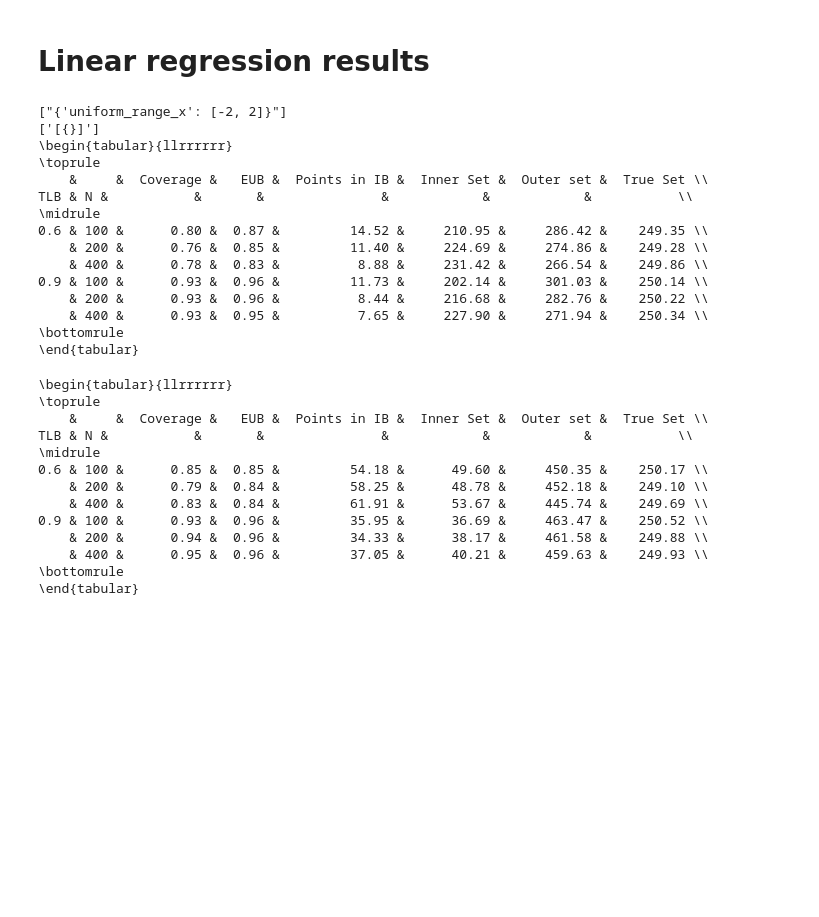
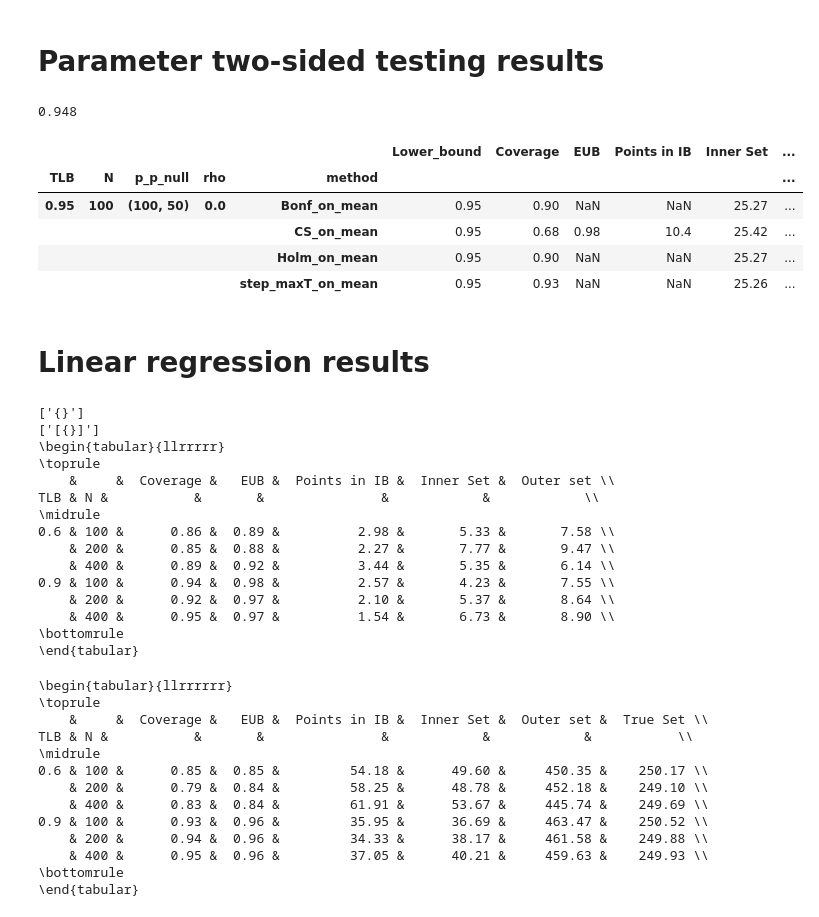
Before and after one commit to junting-ren/model_uncertainty_using_feature_confidence_set, a Jupyter notebook: notebooks/clean_sim.ipynb, the cells around one changed output. Saved outputs shown, nothing was run; the diff lists cells and outputs as text; code cells hidden in the pictures; blank space fills up the shorter version.

Commit message:
Update clean_sim.ipynb
Added clean up for the testing

```diff
--- a/notebooks/clean_sim.ipynb
+++ b/notebooks/clean_sim.ipynb
@@ -5,38 +5,68 @@ import pandas as pd
 import numpy as np
 import matplotlib.pyplot as plt
 #from plotnine import *
+# %% [markdown]
+# Parameter two-sided testing results
+# %%
+sim_result = pd.read_csv('../functions/testing_sim_26042023.csv')
+#sim_result.contain_scb[]
+np.mean(sim_result.contain_scb[sim_result.method == 'CS_on_mean'])
+#sim_result.contain_scb[sim_result.method == 'CS_on_mean']
+# %% [output]
+0.948
+# %%
+sim_result = pd.read_csv('../functions/testing_sim_26042023.csv')
+sim_result = sim_result[['method', 'L','N', 'p_p_null', 'rho', 'Lower_bound', 'contain', 'contain_scb','Upper_bound', 'points_in_e1', 'inner_points_num','outer_points_num']]
+#sim_result_sub = sim_result[sim_result.p==3][sim_result.N!=800][sim_result.on_y==0]
+sim_result_sub = sim_result[sim_result.N!=10]
+t = sim_result_sub.rename(columns = {'L':'TLB',
+                                  'contain':'Coverage',
+                                  'Upper_bound':'EUB',
+                                  'points_in_e1':'Points in IB',
+                                  'inner_points_num':'Inner Set',
+                                  'true_set_points_num':'True Set',
+                                  'outer_points_num':'Outer set'
+                  }).groupby(['TLB','N', 'p_p_null', 'rho', 'method']).mean().round(2)
+t
+#print(t.to_latex())
+# %% [output]
+|  |  |  |  |  | Lower_bound | Coverage | EUB | Points in IB | Inner Set | ... |
+| TLB | N | p_p_null | rho | method |  |  |  |  |  | ... |
+| 0.95 | 100 | (100, 50) | 0.0 | Bonf_on_mean | 0.95 | 0.90 | NaN | NaN | 25.27 | ... |
+|  |  |  |  | CS_on_mean | 0.95 | 0.68 | 0.98 | 10.4 | 25.42 | ... |
+|  |  |  |  | Holm_on_mean | 0.95 | 0.90 | NaN | NaN | 25.27 | ... |
+|  |  |  |  | step_maxT_on_mean | 0.95 | 0.93 | NaN | NaN | 25.26 | ... |
 # %% [markdown]
 # Linear regression results
 # %%
 # Confidence set on the mean
-sim_result = pd.read_csv('../functions/linear_result/linear_sim_18032023.csv')
+sim_result = pd.read_csv('../functions/linear26042023.csv')
 print(np.unique(sim_result.data_kwargs))
 print(np.unique(sim_result.model_kwargs_l))
-sim_result = sim_result[['L','on_y','N', 'p', 'Lower_bound', 'contain', 'Upper_bound', 'points_in_e1', 'inner_points_num','outer_points_num', 'true_set_points_num']]
-sim_result_sub = sim_result[sim_result.p==3][sim_result.N!=800][sim_result.on_y==0]
-t = sim_result_sub.drop(columns = ['p', 'Lower_bound','on_y']).rename(columns = {'L':'TLB',
+sim_result = sim_result[['L','N', 'p', 'method','Lower_bound', 'contain', 'Upper_bound', 'points_in_e1', 'inner_points_num','outer_points_num']]
+sim_result_sub = sim_result[sim_result.N!=800][sim_result.method=='CS_on_mean']
+t = sim_result_sub.drop(columns = ['p', 'Lower_bound']).rename(columns = {'L':'TLB',
                                                                   'contain':'Coverage',
                                                                   'Upper_bound':'EUB',
                                                                   'points_in_e1':'Points in IB',
                                                                   'inner_points_num':'Inner Set',
-                                                                  'true_set_points_num':'True Set',
                                                                   'outer_points_num':'Outer set'
                                                   }).groupby(['TLB','N']).mean().round(2)
 print(t.to_latex())
 # %% [output]
-["{'uniform_range_x': [-2, 2]}"]
+['{}']
 ['[{}]']
-\begin{tabular}{llrrrrrr}
+\begin{tabular}{llrrrrr}
 \toprule
-    &     &  Coverage &   EUB &  Points in IB &  Inner Set &  Outer set &  True Set \\
-TLB & N &           &       &               &            &            &           \\
+    &     &  Coverage &   EUB &  Points in IB &  Inner Set &  Outer set \\
+TLB & N &           &       &               &            &            \\
 \midrule
-0.6 & 100 &      0.80 &  0.87 &         14.52 &     210.95 &     286.42 &    249.35 \\
-    & 200 &      0.76 &  0.85 &         11.40 &     224.69 &     274.86 &    249.28 \\
-    & 400 &      0.78 &  0.83 &          8.88 &     231.42 &     266.54 &    249.86 \\
-0.9 & 100 &      0.93 &  0.96 &         11.73 &     202.14 &     301.03 &    250.14 \\
-    & 200 &      0.93 &  0.96 &          8.44 &     216.68 &     282.76 &    250.22 \\
-    & 400 &      0.93 &  0.95 &          7.65 &     227.90 &     271.94 &    250.34 \\
+0.6 & 100 &      0.86 &  0.89 &          2.98 &       5.33 &       7.58 \\
+    & 200 &      0.85 &  0.88 &          2.27 &       7.77 &       9.47 \\
+    & 400 &      0.89 &  0.92 &          3.44 &       5.35 &       6.14 \\
+0.9 & 100 &      0.94 &  0.98 &          2.57 &       4.23 &       7.55 \\
+    & 200 &      0.92 &  0.97 &          2.10 &       5.37 &       8.64 \\
+    & 400 &      0.95 &  0.97 &          1.54 &       6.73 &       8.90 \\
 \bottomrule
 \end{tabular}
 # %%
```
Also changed, not shown: parts of 1 cell of this notebook.
